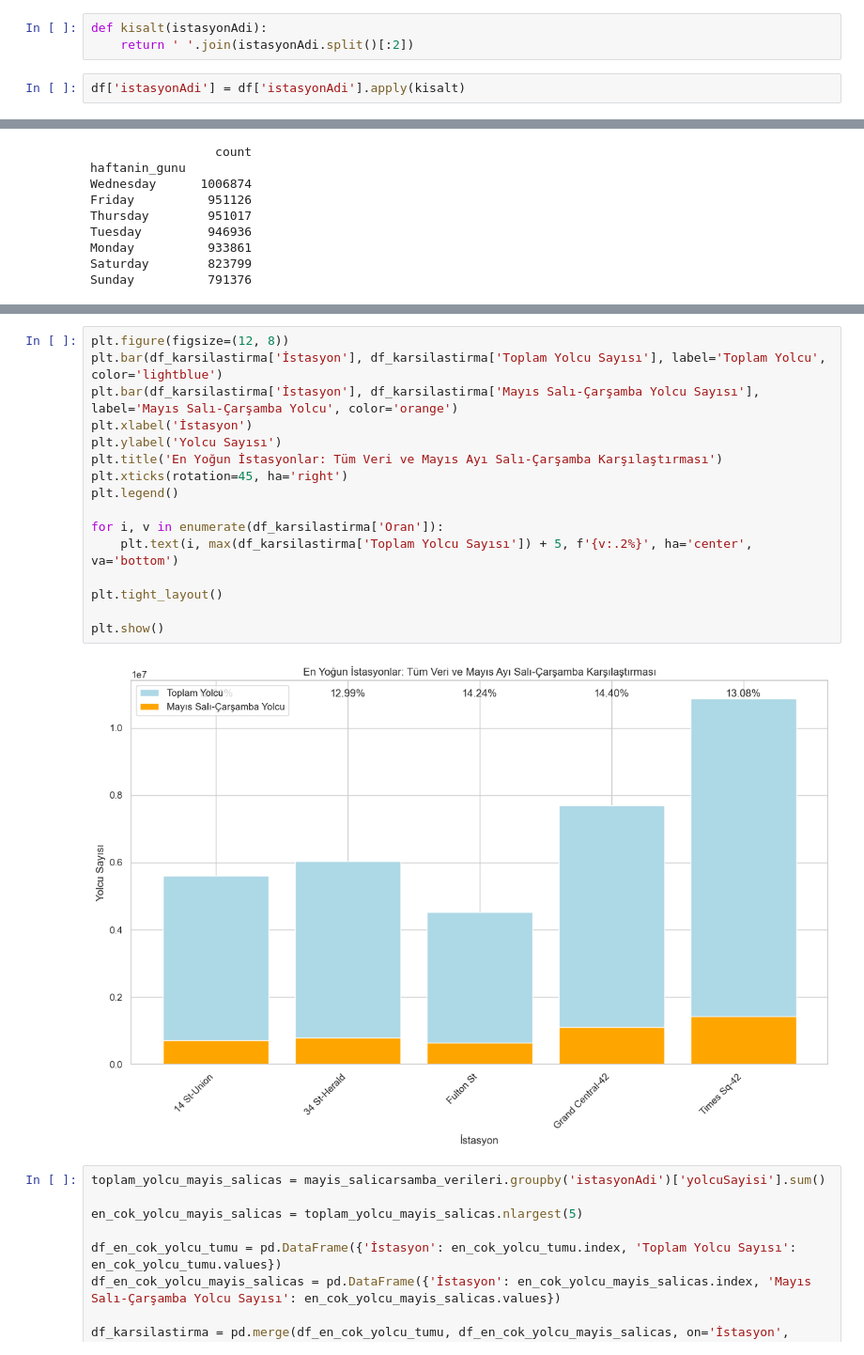
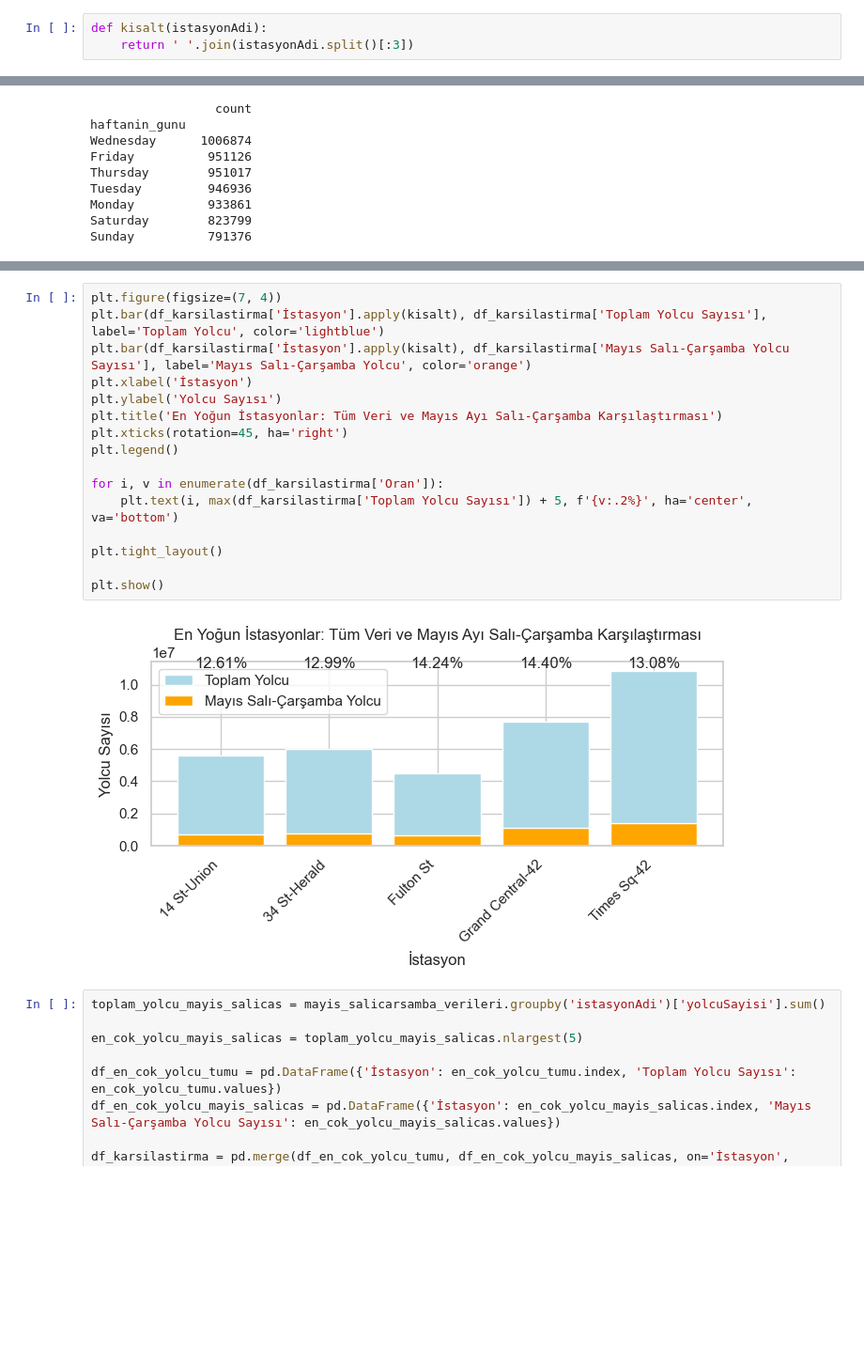
Before and after one commit to Kadiraydn01/gala, a Jupyter notebook: opera.ipynb, the cells around one changed output, grey strips where cells are left out. Shown at 94% size. Saved outputs shown, nothing was run; the diff lists cells and outputs as text; blank space fills up the shorter version.

```diff
--- a/opera.ipynb
+++ b/opera.ipynb
@@ -74,9 +74,7 @@ Index(['tarih', 'arac', 'istasyonId', 'istasyonAdi', 'sehir', 'yolcuSayisi',
       dtype='object')
 # %%
 def kisalt(istasyonAdi):
-    return ' '.join(istasyonAdi.split()[:2])
+    return ' '.join(istasyonAdi.split()[:3])
-# %%
-df['istasyonAdi'] = df['istasyonAdi'].apply(kisalt)
 # %%
 passenger_counts = df.groupby('istasyonAdi')['yolcuSayisi'].sum()
 passenger_counts = df.groupby(['istasyonAdi', 'tarih'])['yolcuSayisi'].sum()
@@ -431,21 +438,21 @@ Name: yolcuSayisi, dtype: int64
 # %%
-plt.figure(figsize=(12, 8))
-plt.bar(df_karsilastirma['İstasyon'], df_karsilastirma['Toplam Yolcu Sayısı'], label='Toplam Yolcu', color='lightblue')
-plt.bar(df_karsilastirma['İstasyon'], df_karsilastirma['Mayıs Salı-Çarşamba Yolcu Sayısı'], label='Mayıs Salı-Çarşamba Yolcu', color='orange')
+plt.figure(figsize=(7, 4))
+plt.bar(df_karsilastirma['İstasyon'].apply(kisalt), df_karsilastirma['Toplam Yolcu Sayısı'], label='Toplam Yolcu', color='lightblue')
+plt.bar(df_karsilastirma['İstasyon'].apply(kisalt), df_karsilastirma['Mayıs Salı-Çarşamba Yolcu Sayısı'], label='Mayıs Salı-Çarşamba Yolcu', color='orange')
 plt.xlabel('İstasyon')
 plt.ylabel('Yolcu Sayısı')
 plt.title('En Yoğun İstasyonlar: Tüm Veri ve Mayıs Ayı Salı-Çarşamba Karşılaştırması')
 plt.xticks(rotation=45, ha='right')
 plt.legend()
 
 for i, v in enumerate(df_karsilastirma['Oran']):
     plt.text(i, max(df_karsilastirma['Toplam Yolcu Sayısı']) + 5, f'{v:.2%}', ha='center', va='bottom')
 
 plt.tight_layout()
 
 plt.show()
 # %% [output]
-[figure, old version]
+[figure, new version]
 # %%
 toplam_yolcu_mayis_salicas = mayis_salicarsamba_verileri.groupby('istasyonAdi')['yolcuSayisi'].sum()
 
```
Also changed, not shown: parts of 21 cells of this notebook.
